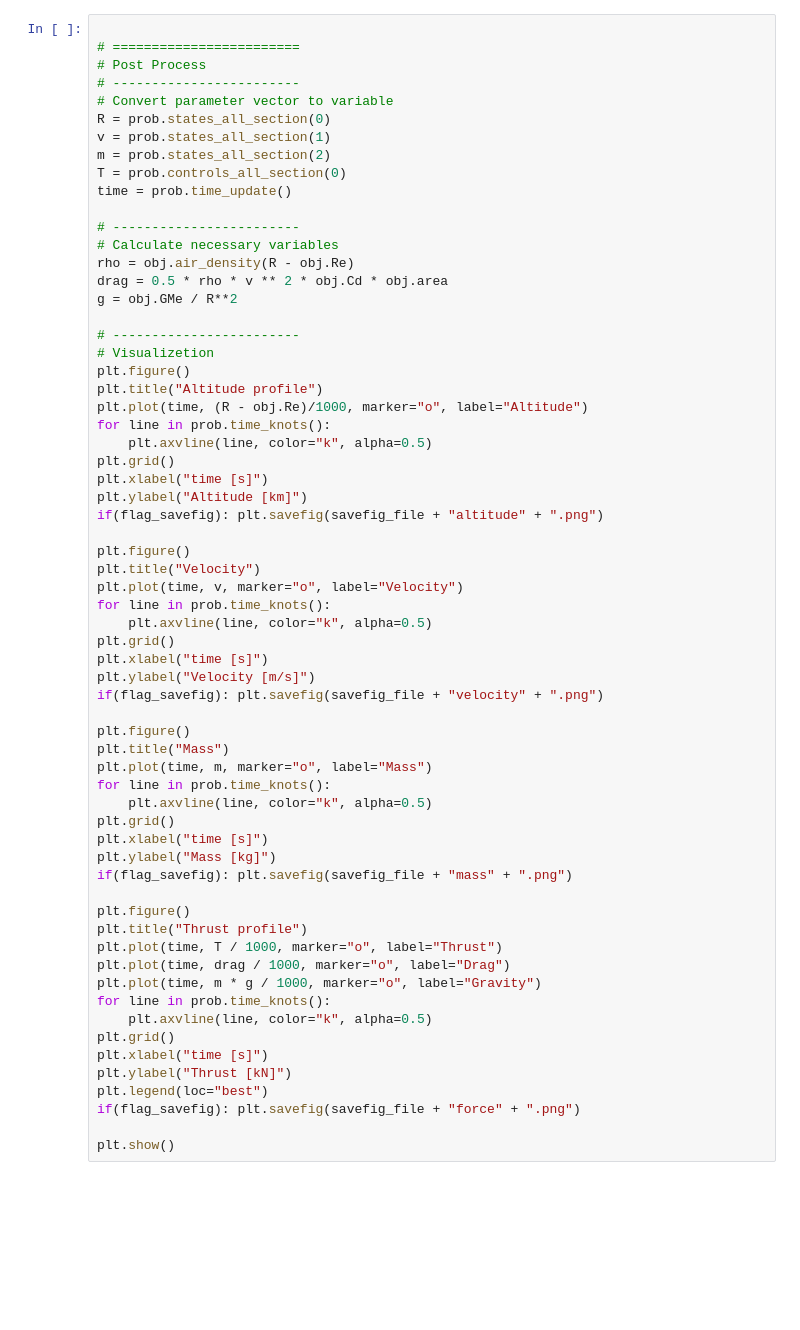
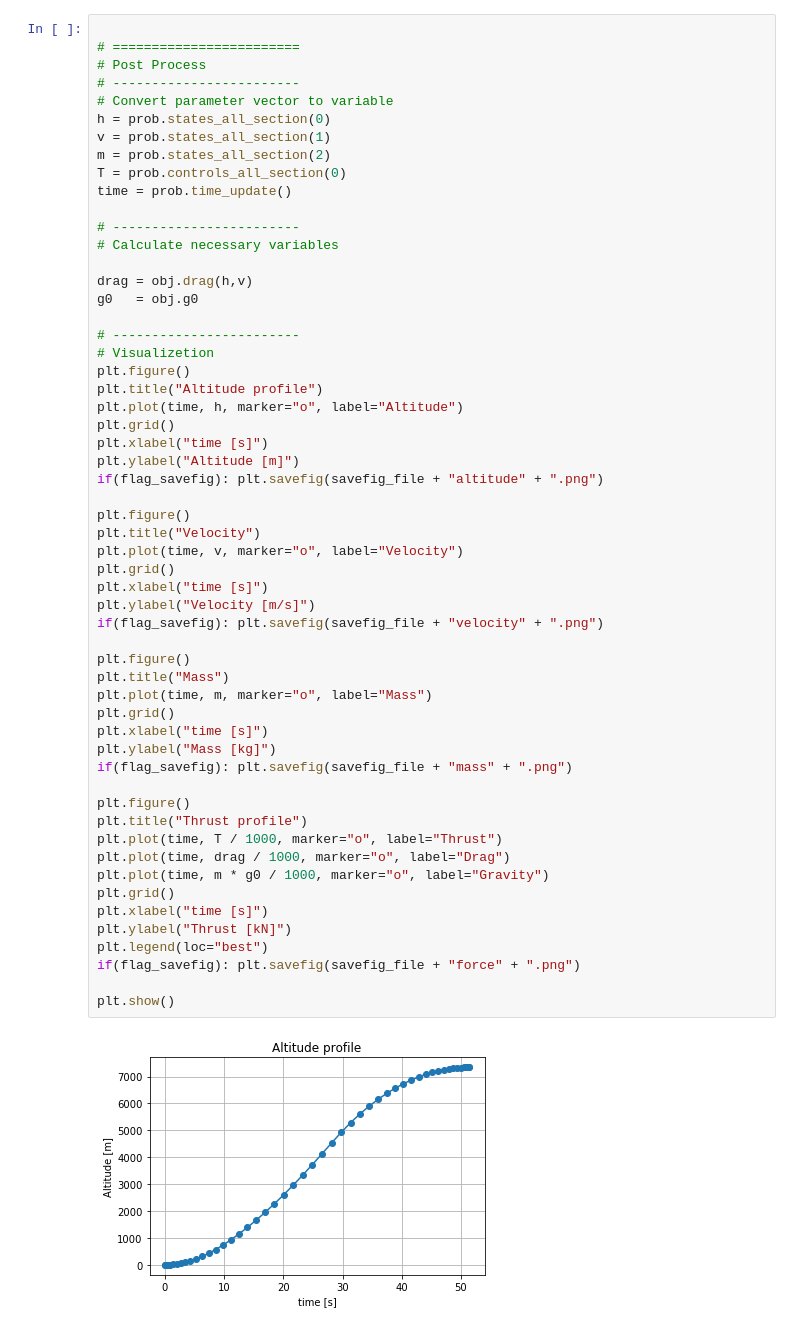
Before and after one commit to icl-rocketry/optimalAscent, a Jupyter notebook: BasicOptimalAscentSingleStage/Basic_Single_Stage.ipynb, the cells around one changed output. Drawn from its saved outputs; the diff is of its cells as text; blank space fills up the shorter version.

```diff
--- a/BasicOptimalAscentSingleStage/Basic_Single_Stage.ipynb
+++ b/BasicOptimalAscentSingleStage/Basic_Single_Stage.ipynb
@@ -224,7 +278,7 @@ prob.solve(obj, display_func, ftol=1e-12)
 # Post Process
 # ------------------------
 # Convert parameter vector to variable
-R = prob.states_all_section(0)
+h = prob.states_all_section(0)
 v = prob.states_all_section(1)
 m = prob.states_all_section(2)
 T = prob.controls_all_section(0)
@@ -232,53 +286,47 @@ time = prob.time_update()
 
 # ------------------------
 # Calculate necessary variables
-rho = obj.air_density(R - obj.Re)
-drag = 0.5 * rho * v ** 2 * obj.Cd * obj.area
-g = obj.GMe / R**2
+
+drag = obj.drag(h,v)
+g0   = obj.g0
 
 # ------------------------
 # Visualizetion
 plt.figure()
 plt.title("Altitude profile")
-plt.plot(time, (R - obj.Re)/1000, marker="o", label="Altitude")
-for line in prob.time_knots():
-    plt.axvline(line, color="k", alpha=0.5)
+plt.plot(time, h, marker="o", label="Altitude")
 plt.grid()
 plt.xlabel("time [s]")
-plt.ylabel("Altitude [km]")
+plt.ylabel("Altitude [m]")
 if(flag_savefig): plt.savefig(savefig_file + "altitude" + ".png")
 
 plt.figure()
 plt.title("Velocity")
 plt.plot(time, v, marker="o", label="Velocity")
-for line in prob.time_knots():
-    plt.axvline(line, color="k", alpha=0.5)
 plt.grid()
 plt.xlabel("time [s]")
 plt.ylabel("Velocity [m/s]")
 if(flag_savefig): plt.savefig(savefig_file + "velocity" + ".png")
 
 plt.figure()
 plt.title("Mass")
 plt.plot(time, m, marker="o", label="Mass")
-for line in prob.time_knots():
-    plt.axvline(line, color="k", alpha=0.5)
 plt.grid()
 plt.xlabel("time [s]")
 plt.ylabel("Mass [kg]")
 if(flag_savefig): plt.savefig(savefig_file + "mass" + ".png")
 
 plt.figure()
 plt.title("Thrust profile")
 plt.plot(time, T / 1000, marker="o", label="Thrust")
 plt.plot(time, drag / 1000, marker="o", label="Drag")
-plt.plot(time, m * g / 1000, marker="o", label="Gravity")
-for line in prob.time_knots():
-    plt.axvline(line, color="k", alpha=0.5)
+plt.plot(time, m * g0 / 1000, marker="o", label="Gravity")
 plt.grid()
 plt.xlabel("time [s]")
 plt.ylabel("Thrust [kN]")
 plt.legend(loc="best")
 if(flag_savefig): plt.savefig(savefig_file + "force" + ".png")
 
 plt.show()
+# %% [output]
+[figure, added]
```
Also changed, not shown: parts of 9 cells of this notebook, 5 other files.
